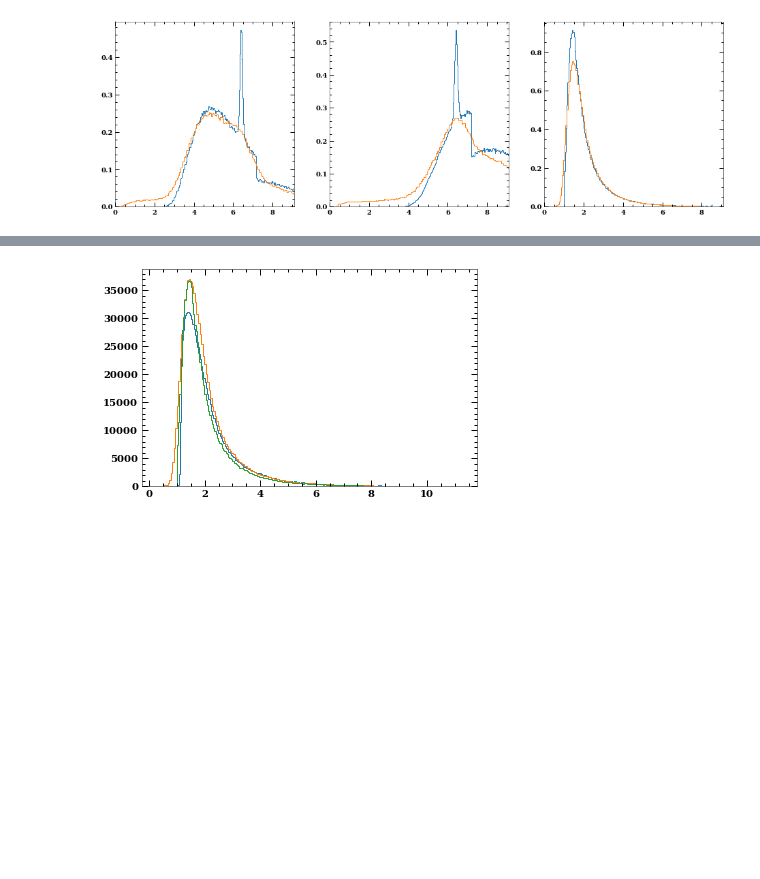
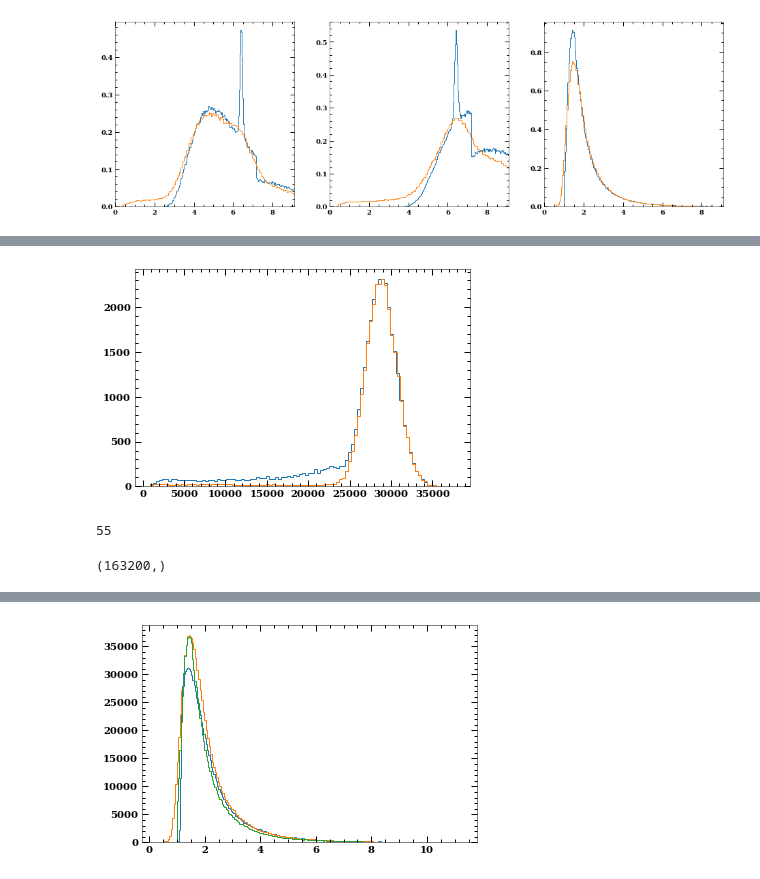
Before and after one commit to alpv95/IXPEML, a Jupyter notebook: notebooks/MDP_Check.ipynb, the cells around one changed output, grey strips where cells are left out. Drawn from its saved outputs; the diff is of its cells as text; code cells hidden in the pictures; blank space fills up the shorter version.

```diff
--- a/notebooks/MDP_Check.ipynb
+++ b/notebooks/MDP_Check.ipynb
@@ -142,0 +192,23 @@ ax3.set_xlim(0,9.1)
+# %%
+e1,e2 = 8.5,8.6
+z1,z2 = 0.0,100
+cut = (E <= e2) * (E >= e1) * (absz <= z2) * (absz >= z1)
+h = plt.hist(pha[cut],bins=100,histtype='step')
+z1,z2 = 0.8312,10.8308
+cut = (E <= e2) * (E >= e1) * (absz <= z2) * (absz >= z1)
+h = plt.hist(pha[cut],bins=100,histtype='step')
+# z1,z2 = 0.84,10.82
+# cut = (E <= e2) * (E >= e1) * (absz <= z2) * (absz >= z1)
+# h = plt.hist(pha[cut],bins=100,histtype='step')
+# %% [output]
+[figure, added]
+# %%
+cut2 = isp_mc['ENERGY'] > 9
+cut = isp_mc['PE_PHI'] == 0
+np.argmax(cut*cut2)
+# %% [output]
+55
+# %%
+hex_track['PIX_PHAS_EQ'].shape
+# %% [output]
+(163200,)
```
Also changed, not shown: parts of 45 cells of this notebook, 9 other files.
